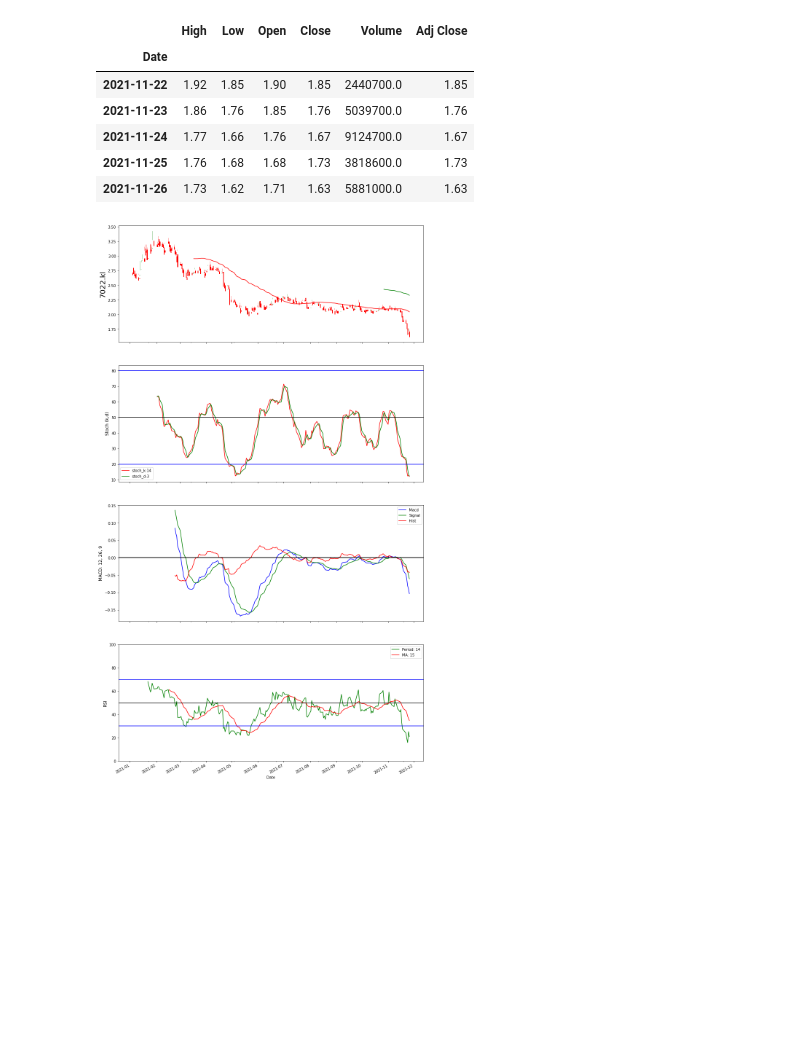
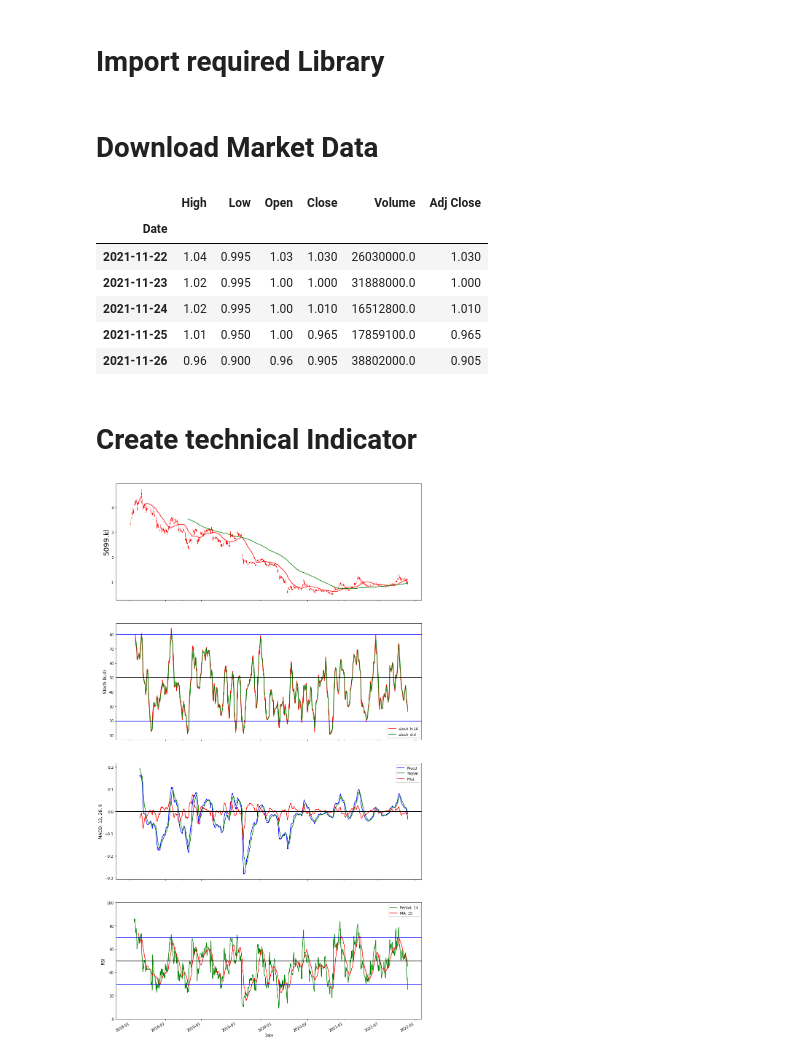
Before and after one commit to Callyong/Trading_Study, a Jupyter notebook: MACD_tablib.ipynb, the cells around one changed output. Saved outputs shown, nothing was run; the diff lists cells and outputs as text; code cells hidden in the pictures; blank space fills up the shorter version.

```diff
--- a/MACD_tablib.ipynb
+++ b/MACD_tablib.ipynb
@@ -1,3 +1,5 @@
+# %% [markdown]
+# Import required Library
 # %%
 from pandas_datareader import data
 import pandas_datareader as pdr
@@ -12,25 +14,29 @@ from matplotlib.dates import date2num
 from mplfinance.original_flavor import candlestick_ohlc as candlestick # pls install matplotlib for candle stick plot
 import datetime
 import requests
+# %% [markdown]
+# Download Market Data
 # %%
-ticker = '7022.kl'
+ticker = '5099.kl'
 # Last 3 years closing prices starting from Jan 2, 2018.
 
 now = datetime.datetime.now()
-startyear = 2021
+startyear = 2018
 startmonth = 1
-startday = 2
+startday = 1
 start = datetime.datetime(startyear, startmonth, startday)
 sec_id = pdr.get_data_yahoo(ticker, start, now)
 sec_id.tail()
 # %% [output]
 |  | High | Low | Open | Close | Volume | Adj Close |
 | Date |  |  |  |  |  |  |
-| 2021-11-22 | 1.92 | 1.85 | 1.90 | 1.85 | 2440700.0 | 1.85 |
-| 2021-11-23 | 1.86 | 1.76 | 1.85 | 1.76 | 5039700.0 | 1.76 |
-| 2021-11-24 | 1.77 | 1.66 | 1.76 | 1.67 | 9124700.0 | 1.67 |
-| 2021-11-25 | 1.76 | 1.68 | 1.68 | 1.73 | 3818600.0 | 1.73 |
-| 2021-11-26 | 1.73 | 1.62 | 1.71 | 1.63 | 5881000.0 | 1.63 |
+| 2021-11-22 | 1.04 | 0.995 | 1.03 | 1.030 | 26030000.0 | 1.030 |
+| 2021-11-23 | 1.02 | 0.995 | 1.00 | 1.000 | 31888000.0 | 1.000 |
+| 2021-11-24 | 1.02 | 0.995 | 1.00 | 1.010 | 16512800.0 | 1.010 |
+| 2021-11-25 | 1.01 | 0.950 | 1.00 | 0.965 | 17859100.0 | 0.965 |
+| 2021-11-26 | 0.96 | 0.900 | 0.96 | 0.905 | 38802000.0 | 0.905 |
+# %% [markdown]
+# Create technical Indicator
 # %%
 
 #ticker = 'OPK'
@@ -79,6 +85,7 @@ analysis['sma'] = np.where(analysis.sma_f > analysis.sma_s, 1, 0)
 analysis['macd_test'] = np.where((analysis.macd > analysis.macdSignal), 1, 0)
 analysis['stoch_k_test'] = np.where((analysis.stoch_k < 50) & (analysis.stoch_k > analysis.stoch_k.shift(1)), 1, 0)
 analysis['rsi_test'] = np.where((analysis.rsi < 50) & (analysis.rsi > analysis.rsi.shift(1)), 1, 0)
+analysis[['Open','Close','High','Low']]= sec_id[['Open','Close','High','Low']]
 
 # Prepare plot
 fig, (ax1, ax4, ax3, ax2) = plt.subplots(4, 1, sharex=True)
@@ -99,34 +106,34 @@ ax2.set_ylabel('RSI', size=Y_AXIS_SIZE)
 analysis.rsi.plot(ax = ax2, c='g', label = 'Period: ' + str(RSI_PERIOD))
 analysis.sma_r.plot(ax = ax2, c='r', label = 'MA: ' + str(RSI_AVG_PERIOD))
 ax2.axhline(y=30, c='b')
 ax2.axhline(y=50, c='black')
 ax2.axhline(y=70, c='b')
 ax2.set_ylim([0,100])
 handles, labels = ax2.get_legend_handles_labels()
 ax2.legend(handles, labels)
 
 # Draw MACD computed with Talib
 ax3.set_ylabel('MACD: '+ str(MACD_FAST) + ', ' + str(MACD_SLOW) + ', ' + str(MACD_SIGNAL), size=Y_AXIS_SIZE)
 analysis.macd.plot(ax=ax3, color='b', label='Macd')
 analysis.macdSignal.plot(ax=ax3, color='g', label='Signal')
 analysis.macdHist.plot(ax=ax3, color='r', label='Hist')
 ax3.axhline(0, lw=2, color='0')
 handles, labels = ax3.get_legend_handles_labels()
 ax3.legend(handles, labels)
 
 # Stochastic plot
 ax4.set_ylabel('Stoch (k,d)', size=Y_AXIS_SIZE)
 analysis.stoch_k.plot(ax=ax4, label='stoch_k:'+ str(STOCH_K), color='r')
 analysis.stoch_d.plot(ax=ax4, label='stoch_d:'+ str(STOCH_D), color='g')
 handles, labels = ax4.get_legend_handles_labels()
 ax4.legend(handles, labels)
 ax4.axhline(y=20, c='b')
 ax4.axhline(y=50, c='black')
 ax4.axhline(y=80, c='b')
 
 plt.show()
 # %% [output]
-[figure, old version]
+[figure, new version]
 # %%
 analysis.sort_index(inplace= True)
 
```
Also changed, not shown: parts of 15 cells of this notebook.
